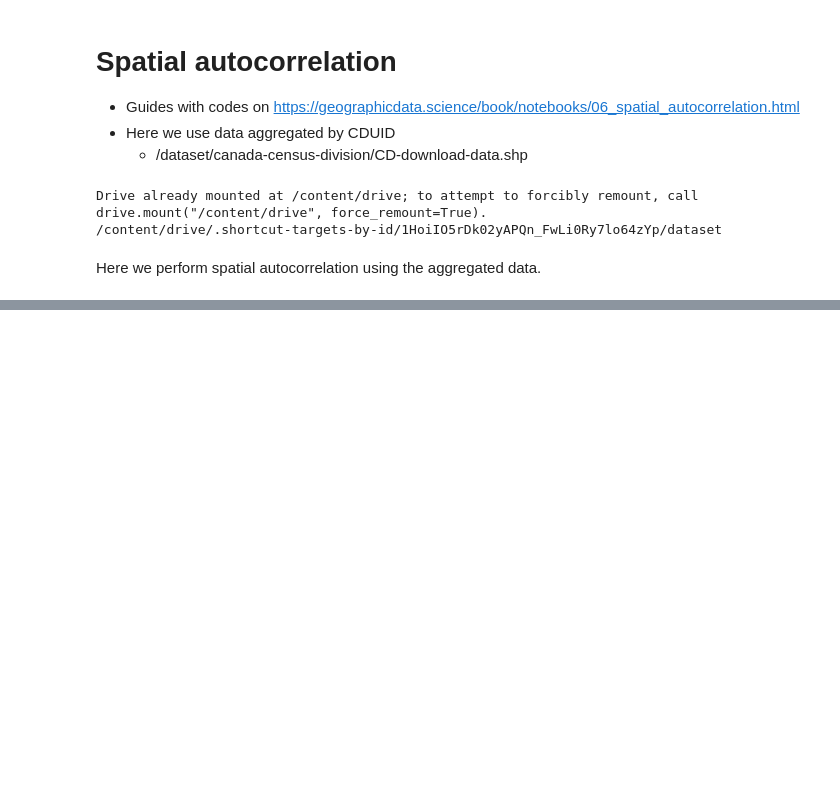
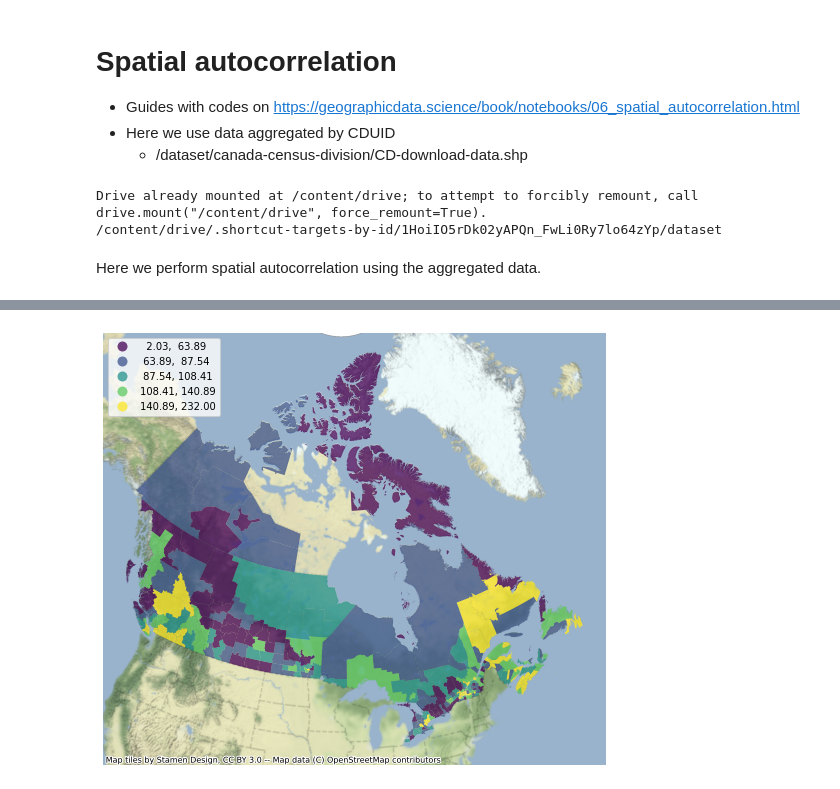
Before and after one commit to rennydoig/ssc22-case-comp, a Jupyter notebook: sonny_dir/D11-Spatial autocorrelation.ipynb, the cells around one changed output, grey strips where cells are left out. Saved outputs shown, nothing was run; the diff lists cells and outputs as text; code cells hidden in the pictures; blank space fills up the shorter version.

```diff
--- a/sonny_dir/D11-Spatial autocorrelation.ipynb
+++ b/sonny_dir/D11-Spatial autocorrelation.ipynb
@@ -49,0 +80,3 @@ dat[dat['PRNAME']=='Alberta'].plot()
+# %%
+inds = np.unique(np.where(pd.isnull(dat))[0])
+dat.loc[inds]
@@ -49,0 +100,2 @@ dat[dat['PRNAME']=='Alberta'].plot()
+# %%
+dat2 = dat.drop(inds)
@@ -49,0 +124,3 @@ dat[dat['PRNAME']=='Alberta'].plot()
+# %%
+cols = np.append(np.array(dat2.columns[range(5,17)]), dat2.columns[19])
+cols
@@ -49,0 +131,4 @@ dat[dat['PRNAME']=='Alberta'].plot()
+# %%
+sub_dat = dat[cols]
+# sub_dat = dat2[cols]
+sub_dat.head()
@@ -49,0 +142,20 @@ dat[dat['PRNAME']=='Alberta'].plot()
+# %%
+f, ax = plt.subplots(1, figsize=(9,9))
+sub_dat.plot(column = '2021-Q4',
+             cmap='viridis',
+             scheme='quantiles',
+             k=5,
+             edgecolor='white',
+             linewidth=0,
+             alpha=0.75,
+             legend=True,
+             legend_kwds={'loc':2},
+             ax=ax)
+
+contextily.add_basemap(ax,
+                       crs=sub_dat.crs,
+                       source=contextily.providers.Stamen.TerrainBackground
+                      )
+ax.set_axis_off()
+# %% [output]
+[figure, added]
```
Also changed, not shown: parts of 18 cells of this notebook, 1 other file.
